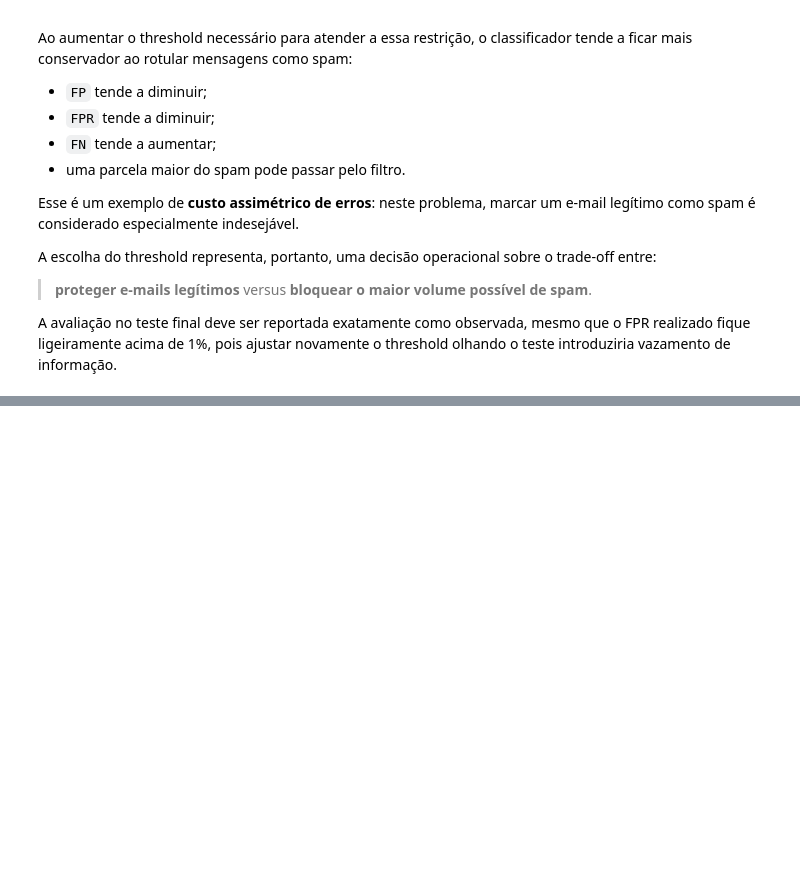
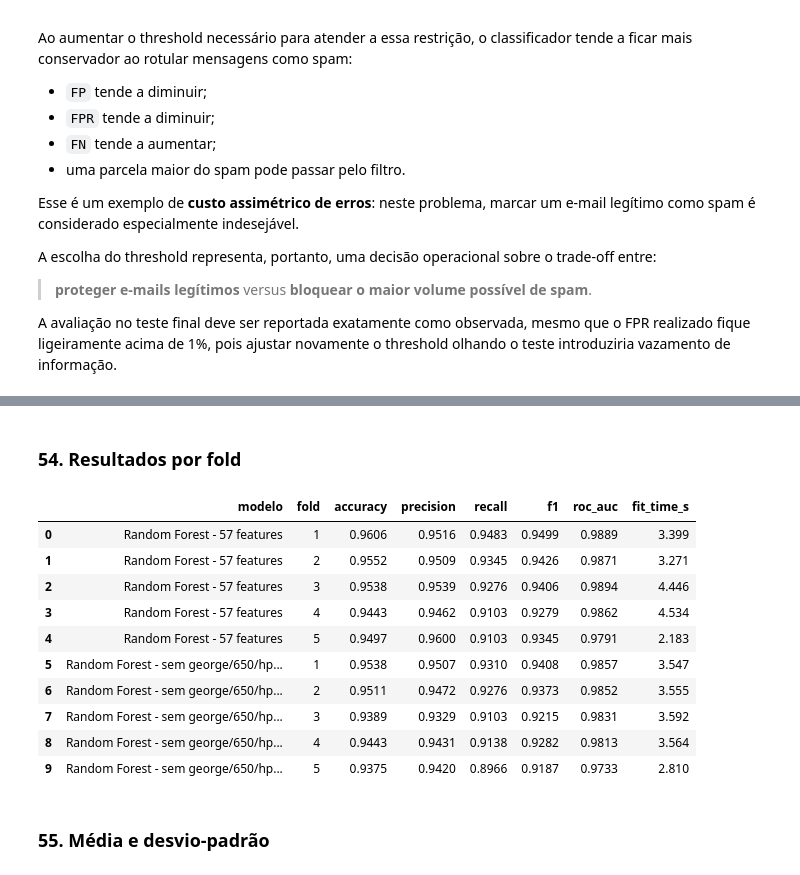
Before and after one commit to andrecataldo/ai-ppgi, a Jupyter notebook: labs/aula-05-ml/IA_Aula05_Spambase_AndreCataldo.ipynb, the cells around one changed output, grey strips where cells are left out. Drawn from its saved outputs; the diff is of its cells as text; code cells hidden in the pictures; blank space fills up the shorter version.

```diff
--- a/labs/aula-05-ml/IA_Aula05_Spambase_AndreCataldo.ipynb
+++ b/labs/aula-05-ml/IA_Aula05_Spambase_AndreCataldo.ipynb
@@ -1658,0 +1636,28 @@ Ao executar esta etapa no Google Colab, registre:
+# %%
+FEATURES_TO_REMOVE = [
+    "word_freq_george",
+    "word_freq_650",
+    "word_freq_hp",
+    "word_freq_hpl",
+]
+
+missing_features = [
+    feature for feature in FEATURES_TO_REMOVE
+    if feature not in X_train.columns
+]
+
+assert not missing_features, (
+    "Features esperadas não encontradas: "
+    + ", ".join(missing_features)
+)
+
+X_train_reduced = X_train.drop(columns=FEATURES_TO_REMOVE)
+X_test_reduced = X_test.drop(columns=FEATURES_TO_REMOVE)
+
+print(f"Features no modelo completo: {X_train.shape[1]}")
+print(f"Features no modelo reduzido: {X_train_reduced.shape[1]}")
+
+assert X_train_reduced.shape[1] == X_train.shape[1] - 4
+assert X_test_reduced.shape[1] == X_test.shape[1] - 4
+
+print("✓ As quatro features foram removidas corretamente.")
@@ -1658,0 +1755,29 @@ Ao executar esta etapa no Google Colab, registre:
+# %% [markdown]
+### 54. Resultados por fold
+# %%
+feature_folds_df = pd.DataFrame(feature_fold_records)
+
+display(
+    feature_folds_df.style.format({
+        "accuracy": "{:.4f}",
+        "precision": "{:.4f}",
+        "recall": "{:.4f}",
+        "f1": "{:.4f}",
+        "roc_auc": "{:.4f}",
+        "fit_time_s": "{:.3f}",
+    })
+)
+# %% [output]
+|  | modelo | fold | accuracy | precision | recall | f1 | roc_auc | fit_time_s |
+| 0 | Random Forest - 57 features | 1 | 0.9606 | 0.9516 | 0.9483 | 0.9499 | 0.9889 | 3.399 |
+| 1 | Random Forest - 57 features | 2 | 0.9552 | 0.9509 | 0.9345 | 0.9426 | 0.9871 | 3.271 |
+| 2 | Random Forest - 57 features | 3 | 0.9538 | 0.9539 | 0.9276 | 0.9406 | 0.9894 | 4.446 |
+| 3 | Random Forest - 57 features | 4 | 0.9443 | 0.9462 | 0.9103 | 0.9279 | 0.9862 | 4.534 |
+| 4 | Random Forest - 57 features | 5 | 0.9497 | 0.9600 | 0.9103 | 0.9345 | 0.9791 | 2.183 |
+| 5 | Random Forest - sem george/650/hp... | 1 | 0.9538 | 0.9507 | 0.9310 | 0.9408 | 0.9857 | 3.547 |
+| 6 | Random Forest - sem george/650/hp... | 2 | 0.9511 | 0.9472 | 0.9276 | 0.9373 | 0.9852 | 3.555 |
+| 7 | Random Forest - sem george/650/hp... | 3 | 0.9389 | 0.9329 | 0.9103 | 0.9215 | 0.9831 | 3.592 |
+| 8 | Random Forest - sem george/650/hp... | 4 | 0.9443 | 0.9431 | 0.9138 | 0.9282 | 0.9813 | 3.564 |
+| 9 | Random Forest - sem george/650/hp... | 5 | 0.9375 | 0.9420 | 0.8966 | 0.9187 | 0.9733 | 2.810 |
+# %% [markdown]
+### 55. Média e desvio-padrão
```
Also changed, not shown: parts of 38 cells of this notebook, 2 other files.
